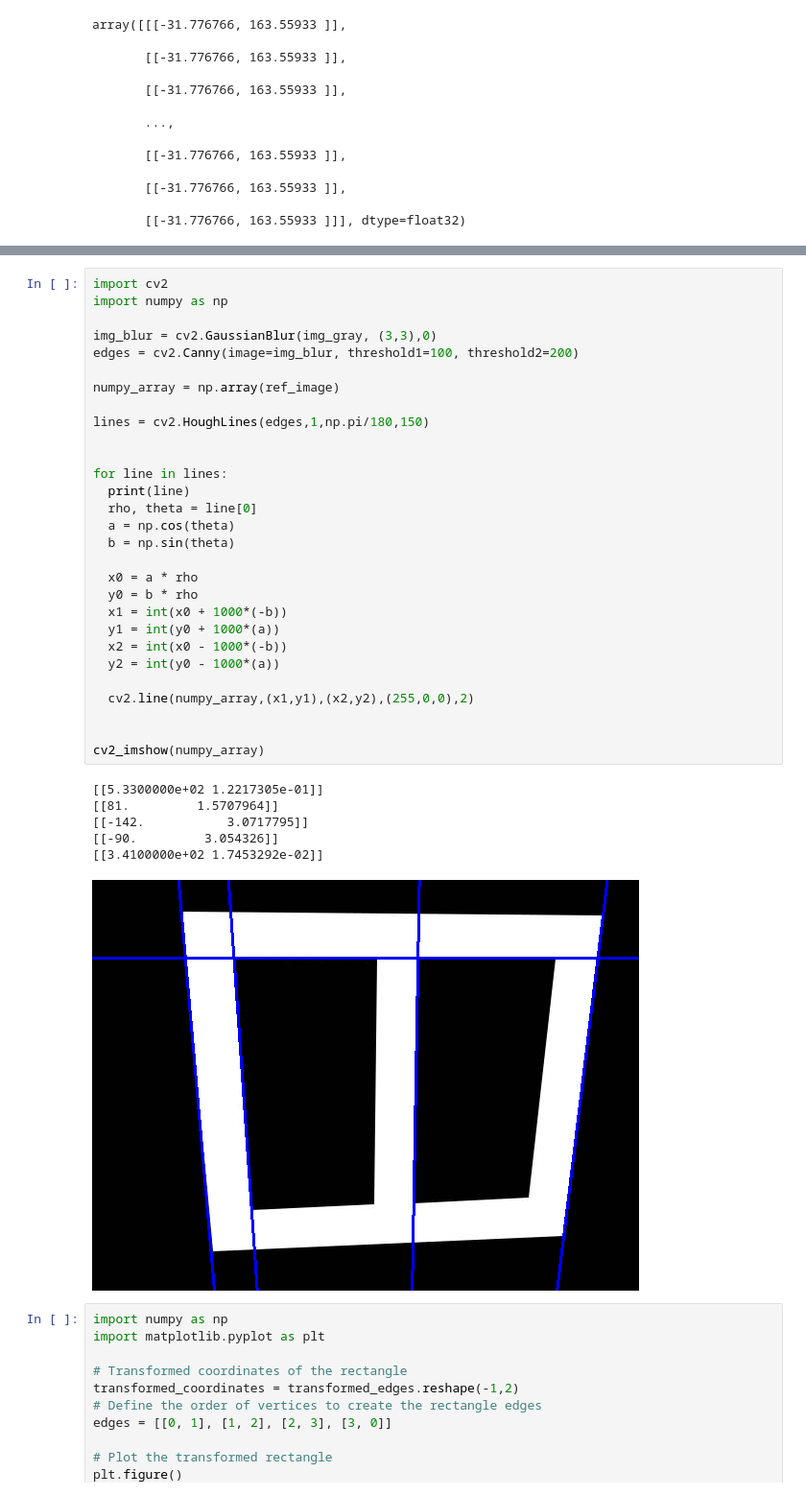
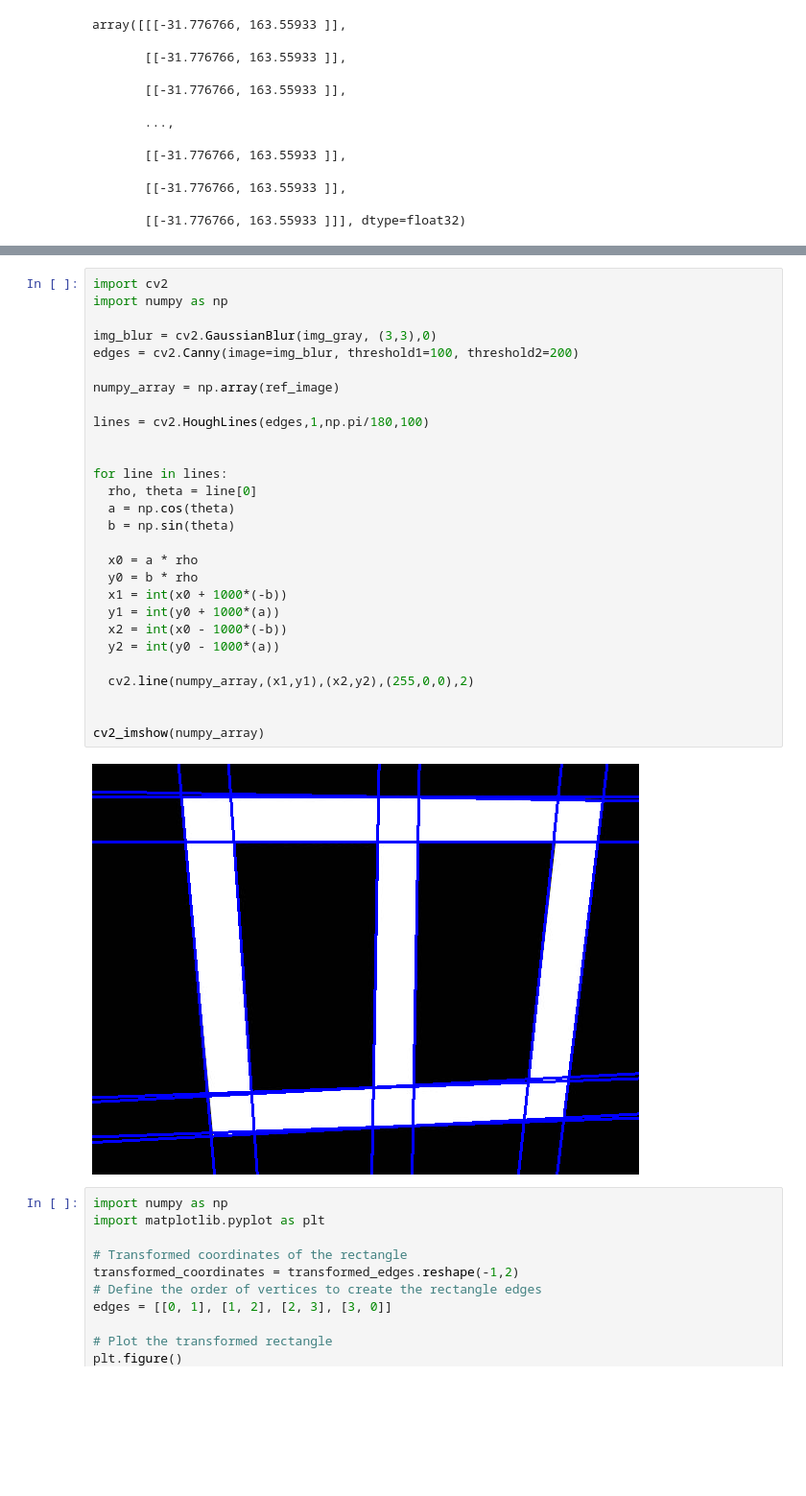
Before and after one commit to JanMeow/ML-cases, a Jupyter notebook: 0817_SAM_Perspective_Adjustment.ipynb, the cells around one changed output, grey strips where cells are left out. Shown at 96% size. Drawn from its saved outputs; the diff is of its cells as text; blank space fills up the shorter version.

```diff
--- a/0817_SAM_Perspective_Adjustment.ipynb
+++ b/0817_SAM_Perspective_Adjustment.ipynb
@@ -254,39 +329,33 @@ array([[[-31.776766, 163.55933 ]],
 # %%
 import cv2
 import numpy as np
 
 img_blur = cv2.GaussianBlur(img_gray, (3,3),0)
 edges = cv2.Canny(image=img_blur, threshold1=100, threshold2=200)
 
 numpy_array = np.array(ref_image)
 
-lines = cv2.HoughLines(edges,1,np.pi/180,150)
+lines = cv2.HoughLines(edges,1,np.pi/180,100)
 
 
 for line in lines:
-  print(line)
   rho, theta = line[0]
   a = np.cos(theta)
   b = np.sin(theta)
 
   x0 = a * rho
   y0 = b * rho
   x1 = int(x0 + 1000*(-b))
   y1 = int(y0 + 1000*(a))
   x2 = int(x0 - 1000*(-b))
   y2 = int(y0 - 1000*(a))
 
   cv2.line(numpy_array,(x1,y1),(x2,y2),(255,0,0),2)
 
 
 cv2_imshow(numpy_array)
 # %% [output]
-[[5.3300000e+02 1.2217305e-01]]
-[[81.         1.5707964]]
-[[-142.           3.0717795]]
-[[-90.         3.054326]]
-[[3.4100000e+02 1.7453292e-02]]
-[figure, old version]
+[figure, new version]
 # %%
 import numpy as np
 import matplotlib.pyplot as plt
```
Also changed, not shown: parts of 4 cells of this notebook.
